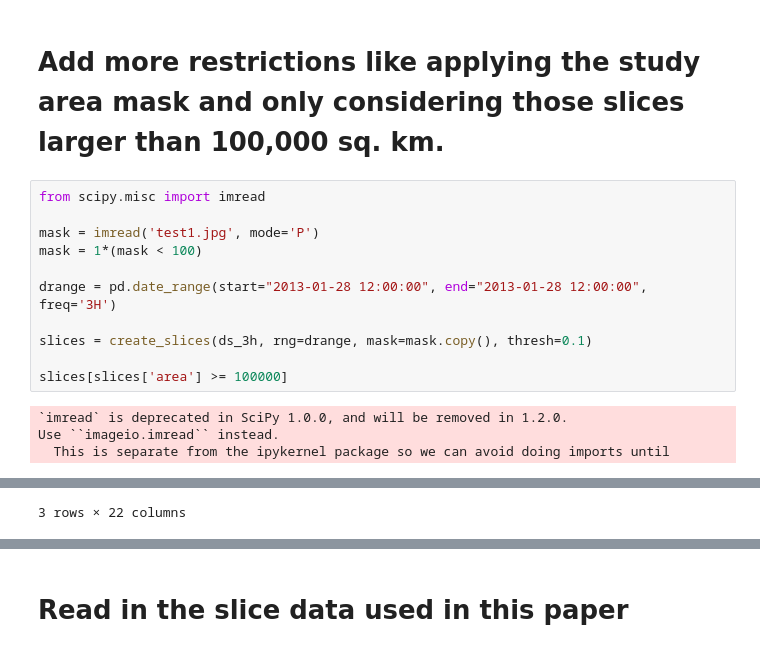
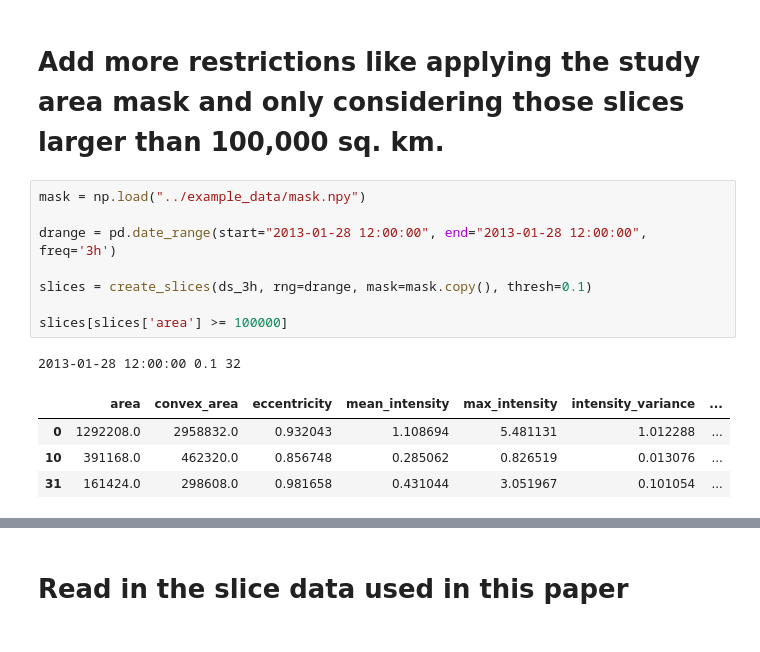
Before and after one commit to jimzhang629/Future_Snow, a Jupyter notebook: future_snow/notebooks/Get_Snow_Slices.ipynb, the cells around one changed output, grey strips where cells are left out. Cells and saved outputs as stored; diff of their text form.

```diff
--- a/future_snow/notebooks/Get_Snow_Slices.ipynb
+++ b/future_snow/notebooks/Get_Snow_Slices.ipynb
@@ -325,17 +317,16 @@ plt.colorbar(mmp, ax=ax, shrink=0.3, pad=0.01, extend='max')
 # %% [markdown]
 # Add more restrictions like applying the study area mask and only considering those slices larger than 100,000 sq. km.
 # %%
-from scipy.misc import imread
+mask = np.load("../example_data/mask.npy")
 
-mask = imread('test1.jpg', mode='P')
-mask = 1*(mask < 100)
-
-drange = pd.date_range(start="2013-01-28 12:00:00", end="2013-01-28 12:00:00", freq='3H')
+drange = pd.date_range(start="2013-01-28 12:00:00", end="2013-01-28 12:00:00", freq='3h')
 
 slices = create_slices(ds_3h, rng=drange, mask=mask.copy(), thresh=0.1)
 
 slices[slices['area'] >= 100000]
 # %% [output]
-`imread` is deprecated in SciPy 1.0.0, and will be removed in 1.2.0.
-Use ``imageio.imread`` instead.
-  This is separate from the ipykernel package so we can avoid doing imports until
+2013-01-28 12:00:00 0.1 32
+|  | area | convex_area | eccentricity | mean_intensity | max_intensity | intensity_variance | ... |
+| 0 | 1292208.0 | 2958832.0 | 0.932043 | 1.108694 | 5.481131 | 1.012288 | ... |
+| 10 | 391168.0 | 462320.0 | 0.856748 | 0.285062 | 0.826519 | 0.013076 | ... |
+| 31 | 161424.0 | 298608.0 | 0.981658 | 0.431044 | 3.051967 | 0.101054 | ... |
@@ -347,4 +334,3 @@ Use ``imageio.imread`` instead.
-3 rows × 22 columns
 # %%
 slice_pos = np.zeros(shape=(1015, 1359))
 slice_p50 = np.zeros(shape=(1015, 1359))
```
Also changed, not shown: parts of 7 cells of this notebook, 11 other files.
